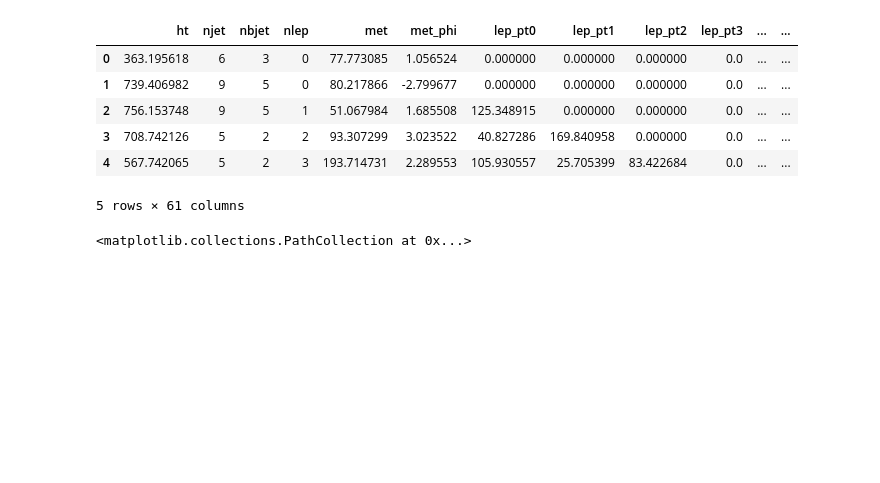
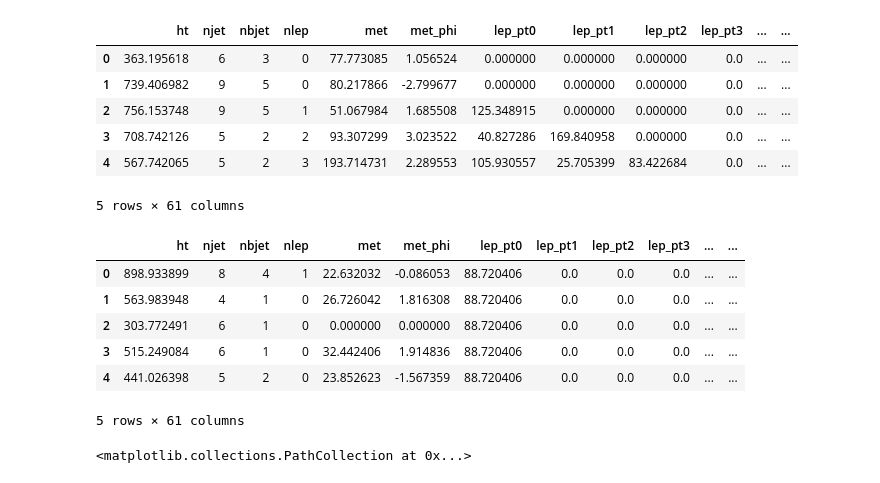
Before and after one commit to rmadar/ML-HEP, a Jupyter notebook: 4topML.ipynb, the cells around one changed output. Saved outputs shown, nothing was run; the diff lists cells and outputs as text; code cells hidden in the pictures; blank space fills up the shorter version.

```diff
--- a/4topML.ipynb
+++ b/4topML.ipynb
@@ -118,6 +115,21 @@ df.head()
 | 3 | 708.742126 | 5 | 2 | 2 | 93.307299 | 3.023522 | 40.827286 | 169.840958 | 0.000000 | 0.0 | ... | ... |
 | 4 | 567.742065 | 5 | 2 | 3 | 193.714731 | 2.289553 | 105.930557 | 25.705399 | 83.422684 | 0.0 | ... | ... |
 5 rows × 61 columns
+# %%
+data_ttV = pd.read_csv('ttV.csv')
+df_ttV = pd.DataFrame(data_ttV)
+cols = df_ttV.columns.tolist()
+cols = cols[1:-1] + [cols[0]]
+df_ttV = df_ttV[cols]
+df_ttV.head()
+# %% [output]
+|  | ht | njet | nbjet | nlep | met | met_phi | lep_pt0 | lep_pt1 | lep_pt2 | lep_pt3 | ... | ... |
+| 0 | 898.933899 | 8 | 4 | 1 | 22.632032 | -0.086053 | 88.720406 | 0.0 | 0.0 | 0.0 | ... | ... |
+| 1 | 563.983948 | 4 | 1 | 0 | 26.726042 | 1.816308 | 88.720406 | 0.0 | 0.0 | 0.0 | ... | ... |
+| 2 | 303.772491 | 6 | 1 | 0 | 0.000000 | 0.000000 | 88.720406 | 0.0 | 0.0 | 0.0 | ... | ... |
+| 3 | 515.249084 | 6 | 1 | 0 | 32.442406 | 1.914836 | 88.720406 | 0.0 | 0.0 | 0.0 | ... | ... |
+| 4 | 441.026398 | 5 | 2 | 0 | 23.852623 | -1.567359 | 88.720406 | 0.0 | 0.0 | 0.0 | ... | ... |
+5 rows × 61 columns
 # %%
 plt.figure(figsize=(20,5))
 plt.subplot(141)
```
Also changed, not shown: parts of 1 cell of this notebook, 3 other files.
